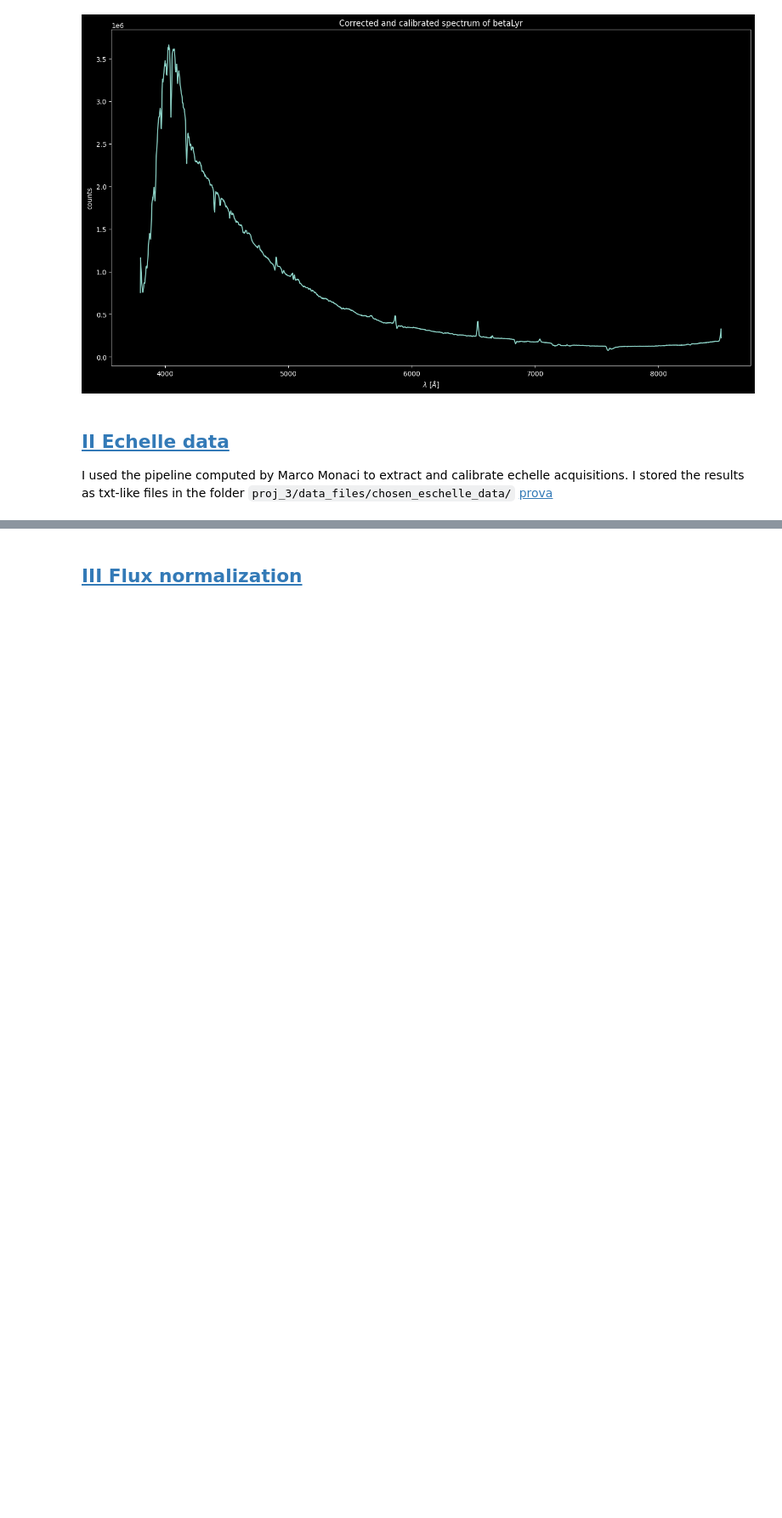
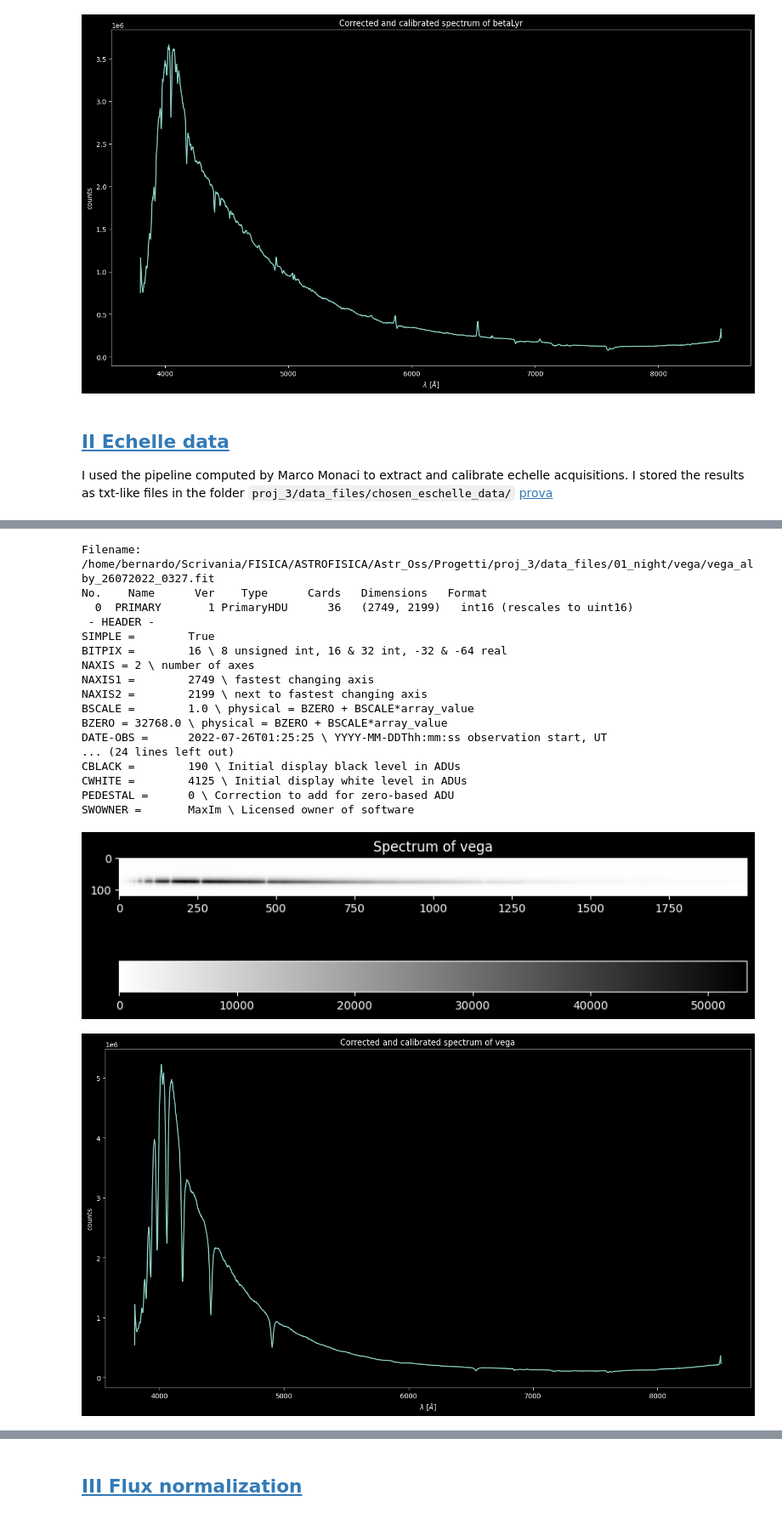
Before and after one commit to 00-berni/proj_3, a Jupyter notebook: notebook/script_notebook.ipynb, the cells around one changed output, grey strips where cells are left out. Shown at 85% size. Cells and saved outputs as stored; diff of their text form; code cells hidden in the pictures; blank space fills up the shorter version.

Commit message:
Asapt functions to extract echelle Start flux normalization

```diff
--- a/notebook/script_notebook.ipynb
+++ b/notebook/script_notebook.ipynb
@@ -203,10 +206,12 @@ import scipy.ndimage as ndimage
 
 def hotpx_remove(data: np.ndarray) -> np.ndarray:
     """Removing hot pixels from the image
+
     The function replacing `NaN` values from
     the image if there are.
-    I did not implement this function, I
-    took it from [*astropy documentation*](https://docs.astropy.org/en/stable/convolution/index.html)
+
+    I did not implement this function myself,
+    I took it from [*astropy documentation*](https://docs.astropy.org/en/stable/convolution/index.html)
 
     :param data: spectrum data
     :type data: np.ndarray
@@ -223,17 +228,21 @@ def hotpx_remove(data: np.ndarray) -> np.ndarray:
     return data
 
 ##*
-def get_data_fit(path: str, lims: list = [0,-1,0,-1], hotpx: bool = True, v: int = -1, title: str = '', n: int = None, dim: list[int] = [10,7], display_plots: bool = True) -> tuple:
+def get_data_fit(path: str, lims: list[int | None] = [None,None,None,None], hotpx: bool = True, v: int = -1, title: str = '', n: int = None, dim: list[int] = [10,7], display_plots: bool = True) -> tuple:
     """Function to open fits file and extract data.
+
     It brings the path and extracts the data, giving a row image.
+
     You can set a portion of image and also the correction for hotpx.
 
-    It calls the functions `hotpx_remove` and `showfits`.
+    It calls the functions:
+      - `hotpx_remove()`
+      - `showfits()`
 
     :param path: path of the fits file
     :type path: str
-    :param lims: edges of the fits, defaults to [0,-1,0,-1]
-    :type lims: list, optional
+    :param lims: edges of the fits, defaults to [None,None,None,None]
+    :type lims: list[int | None], optional
     :param hotpx: parameter to remove or not the hot pixels, defaults to True
     :type hotpx: bool, optional
     :param v: cmap parameter: 1 for false colors, 0 for grayscale, -1 for reversed grayscale; defaults to -1
@@ -280,6 +289,7 @@ def get_data_fit(path: str, lims: list = [0,-1,0,-1], hotpx: bool = True, v: int
 ##*
 def angle_correction(data: np.ndarray, init: list[float] = [0.9, 0.], angle: float | None = None, display_plots: bool = True) -> tuple[float, np.ndarray]:
     """Function to correct the inclination, rotating the image.
+
     It takes the maximum of each column and does a fit to find
     the angle with the horizontal. The the image is rotated.
 
@@ -1059,3 +1088,32 @@ Chi_red =       4.378690212953455 +- 6.0
 ## <a id='toc1_2_'></a>[II Echelle data](#toc0_)
 
 I used the pipeline computed by Marco Monaci to extract and calibrate echelle acquisitions. I stored the results as txt-like files in the folder `proj_3/data_files/chosen_eschelle_data/` [prova](https://github.com/00-berni/proj_3/proj_3/data_files/chosen_eschelle_data)
+# %%
+## loading alpy data for Vega
+# getting `cal_func` and `flat_value` from Beta Lyrae
+_, _, _, _, flat_value, cal_func = calibrated_spectrum(0,'betaLyr')
+# calibrating data of Vega
+hdul26, sp_data, flux26, wl26, _, _ = calibrated_spectrum(0,'vega',flat_value,cal_func)
+
+# selecting Vega as target
+echelle_path_file = os.path.join(DATA_FOLDER,'chosen_echelle_data','vega')
+wl28, flux28 = np.loadtxt(os.path.join(echelle_path_file,'vega28.txt'), unpack=True)
+wl30, flux30 = np.loadtxt(os.path.join(echelle_path_file,'vega30.txt'), unpack=True)
+
+# echelle hdul informations
+obj_fit, _, _ = extract_data(2,'vega')
+hdul28, _ = get_data_fit(obj_fit, title='Row spectrum of vega', n=1, display_plots=True)
+obj_fit, _, _ = extract_data(4,'vega')
+hdul30, _ = get_data_fit(obj_fit, title='Row spectrum of vega', n=2, display_plots=True)
+
+plt.show()
+
+fastplot(wl26,flux26/flux26.sum(),1,title='Vega Alpy spectrum of 26/07/2022',labels=['$\lambda$ [$\AA$]','I [a.u.]'])
+plt.xlim(min(wl28.min(),wl30.min()),max(wl28.max(),wl30.max()))
+fastplot(wl28,flux28/abs(flux28.sum()),2,title='Vega echelle spectrum of 28/07/2022',labels=['$\lambda$ [$\AA$]','I [a.u.]'])
+plt.xlim(min(wl28.min(),wl30.min()),max(wl28.max(),wl30.max()))
+fastplot(wl30,flux30/abs(flux30.sum()),3,title='Vega echelle spectrum of 30/07/2022',labels=['$\lambda$ [$\AA$]','I [a.u.]'])
+plt.xlim(min(wl28.min(),wl30.min()),max(wl28.max(),wl30.max()))
+
+plt.show()
+# %% [output]
@@ -1061,0 +1156,19 @@ I used the pipeline computed by Marco Monaci to extract and calibrate echelle ac
+Filename: /home/bernardo/Scrivania/FISICA/ASTROFISICA/Astr_Oss/Progetti/proj_3/data_files/01_night/vega/vega_alby_26072022_0327.fit
+No.    Name      Ver    Type      Cards   Dimensions   Format
+  0  PRIMARY       1 PrimaryHDU      36   (2749, 2199)   int16 (rescales to uint16)
+ - HEADER -
+SIMPLE =        True
+BITPIX =        16 \ 8 unsigned int, 16 & 32 int, -32 & -64 real
+NAXIS = 2 \ number of axes
+NAXIS1 =        2749 \ fastest changing axis
+NAXIS2 =        2199 \ next to fastest changing axis
+BSCALE =        1.0 \ physical = BZERO + BSCALE*array_value
+BZERO = 32768.0 \ physical = BZERO + BSCALE*array_value
+DATE-OBS =      2022-07-26T01:25:25 \ YYYY-MM-DDThh:mm:ss observation start, UT
+... (24 lines left out)
+CBLACK =        190 \ Initial display black level in ADUs
+CWHITE =        4125 \ Initial display white level in ADUs
+PEDESTAL =      0 \ Correction to add for zero-based ADU
+SWOWNER =       MaxIm \ Licensed owner of software
+[figure, added]
+[figure, added]
```
Also changed, not shown: parts of 6 cells of this notebook.
